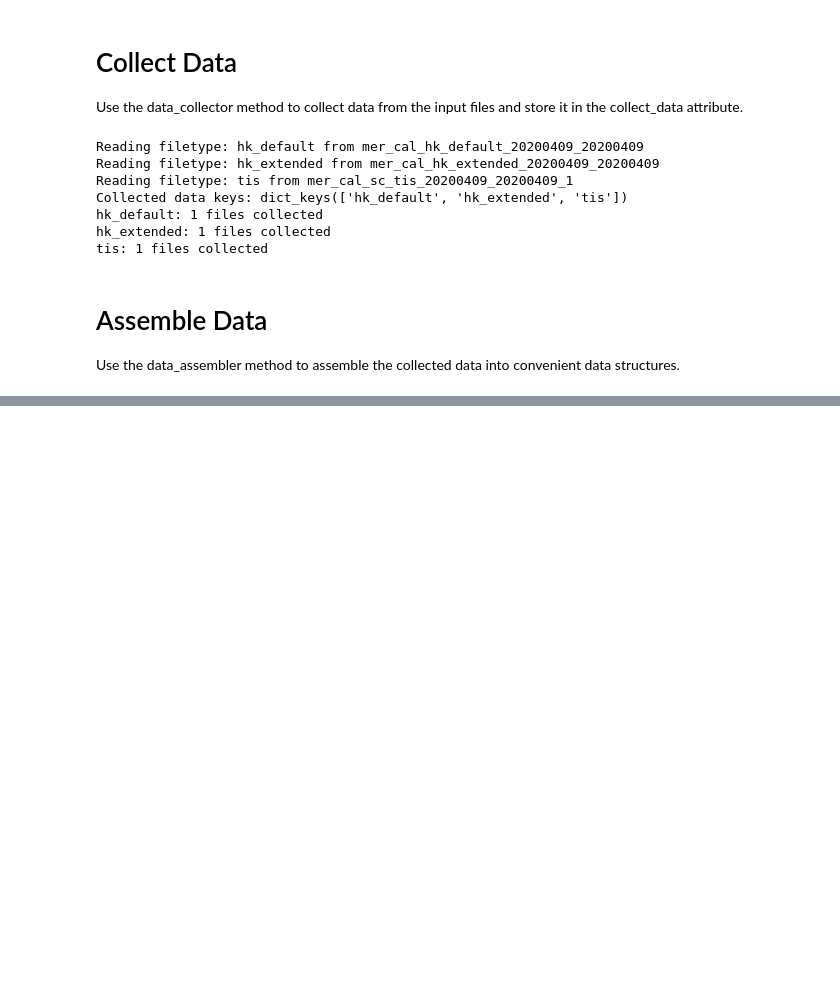
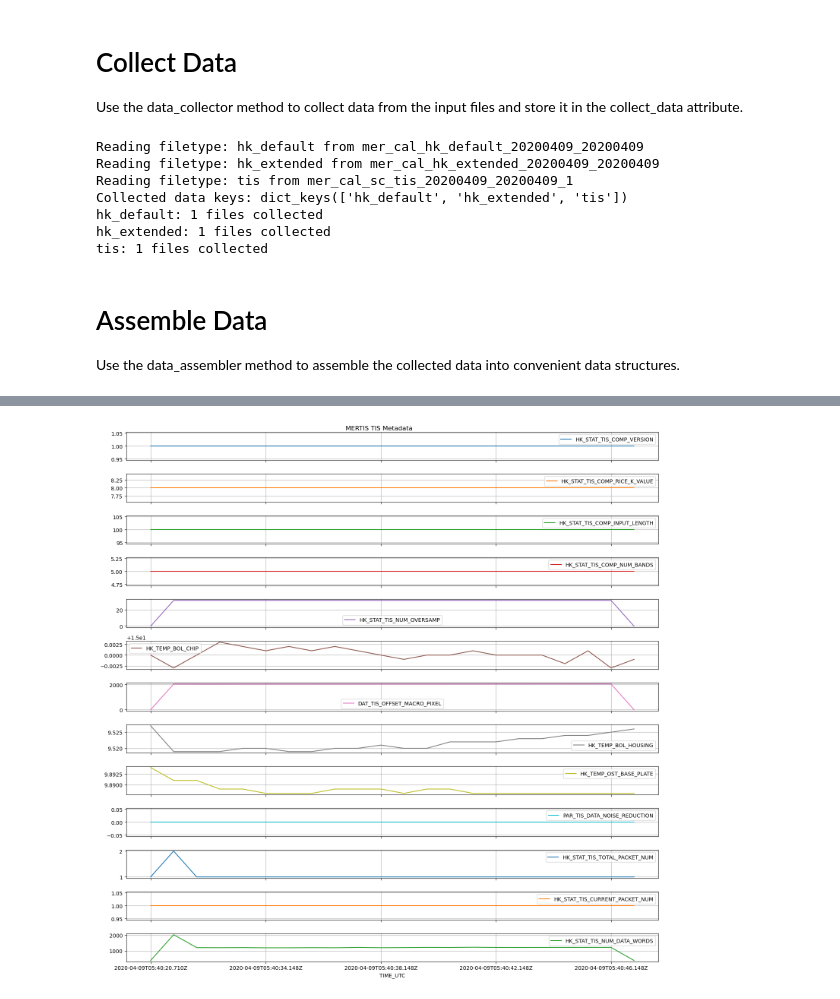
Before and after one commit to mariodamore/mertisreader, a Jupyter notebook: examples/read_merstis_test.ipynb, the cells around one changed output, grey strips where cells are left out. Drawn from its saved outputs; the diff is of its cells as text; code cells hidden in the pictures; blank space fills up the shorter version.

Commit message:
feature: add plot example in notebook, add Citation, fir makefile typo

```diff
--- a/examples/read_merstis_test.ipynb
+++ b/examples/read_merstis_test.ipynb
@@ -19,7 +19,7 @@ Libraries imported successfully.
 Initialize the MERTISSessionReader with the input directory and optional parameters for output directory and log level.
 # %%
 # Initialize MERTISSessionReader
-input_path = pathlib.Path('data/bcmer_tm_all_START-20200409T000000_END-20200410T000000_CRE-20240717T132010-ParamEventBootSciHK-short/cal')
+input_path = pathlib.Path('../data/bcmer_tm_all_START-20200409T000000_END-20200410T000000_CRE-20240717T132010-ParamEventBootSciHK-short/cal')
 output_path = pathlib.Path('/tmp/')
 log_level = 'INFO'
 
@@ -152,0 +241,8 @@ rich.inspect(ms_reader)
+# %%
+ms_reader.mertis_tis_metadata['mer_cal_sc_tis_20200409_20200409_1']\
+    .set_index('TIME_UTC').loc[:,'HK_STAT_TIS_COMP_VERSION':]\
+        .plot(figsize=[15,15], legend=True, title='MERTIS TIS Metadata', grid=True, subplots=True)
+
+plt.tight_layout()
+# %% [output]
+[figure, added]
```
Also changed, not shown: parts of 12 cells of this notebook, 2 other files.
